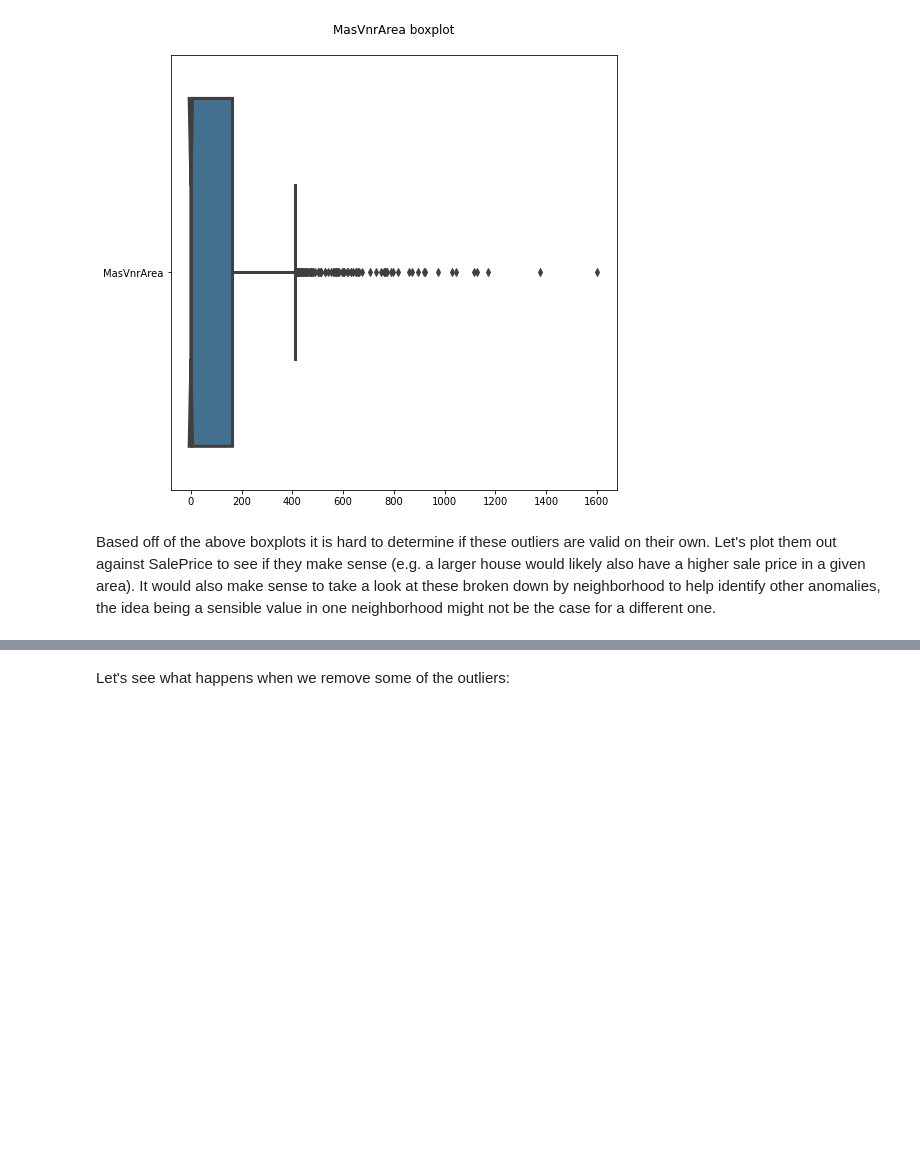
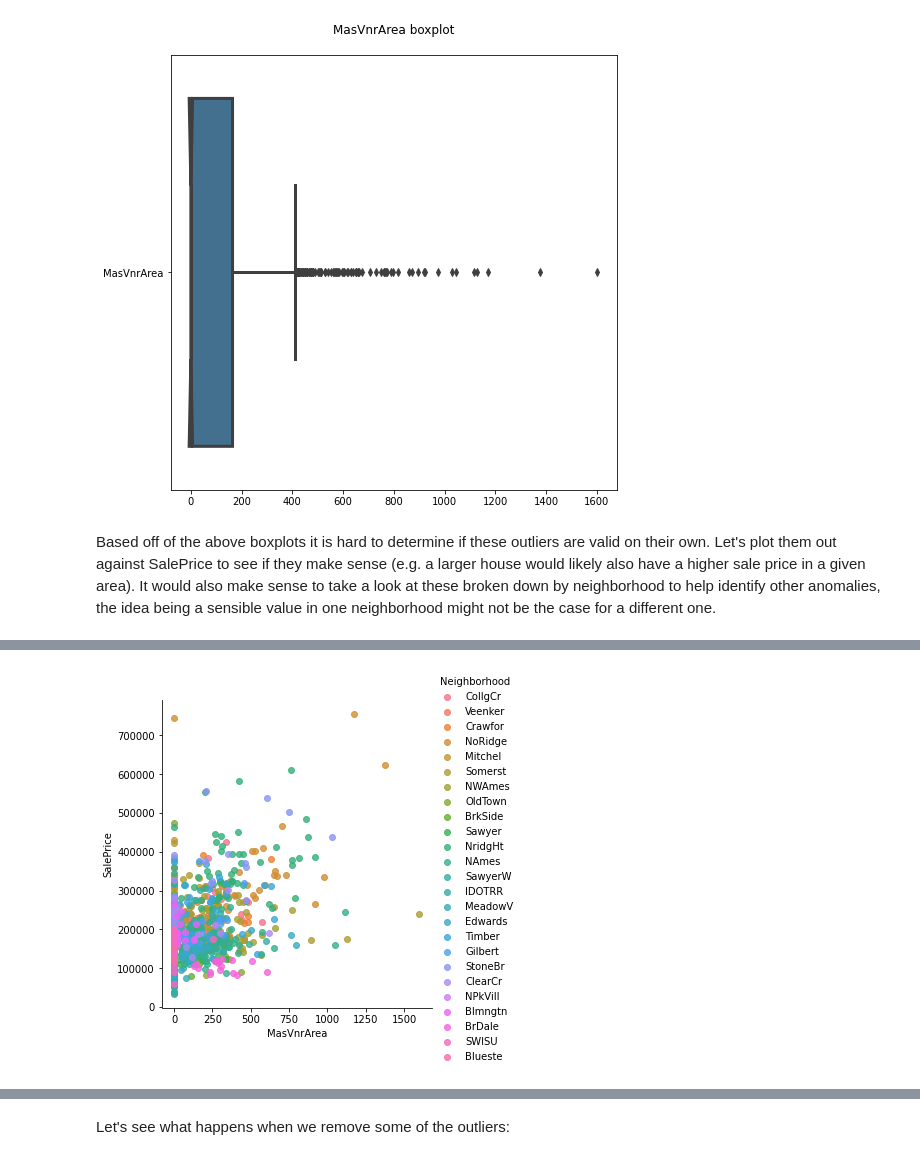
Before and after one commit to mikethisyamondol/ames_housing_price, a Jupyter notebook: Ames_IA_Housing_Prices.ipynb, the cells around one changed output, grey strips where cells are left out. Cells and saved outputs as stored; diff of their text form; code cells hidden in the pictures; blank space fills up the shorter version.

```diff
--- a/Ames_IA_Housing_Prices.ipynb
+++ b/Ames_IA_Housing_Prices.ipynb
@@ -765,0 +759,4 @@ sns.lmplot('TotalSF', 'SalePrice', data=df_train, hue='Neighborhood', fit_reg=Fa
+# %%
+sns.lmplot('MasVnrArea', 'SalePrice', data=df_train, hue='Neighborhood', fit_reg=False);
+# %% [output]
+[figure, added]
```
Also changed, not shown: parts of 100 cells of this notebook.
